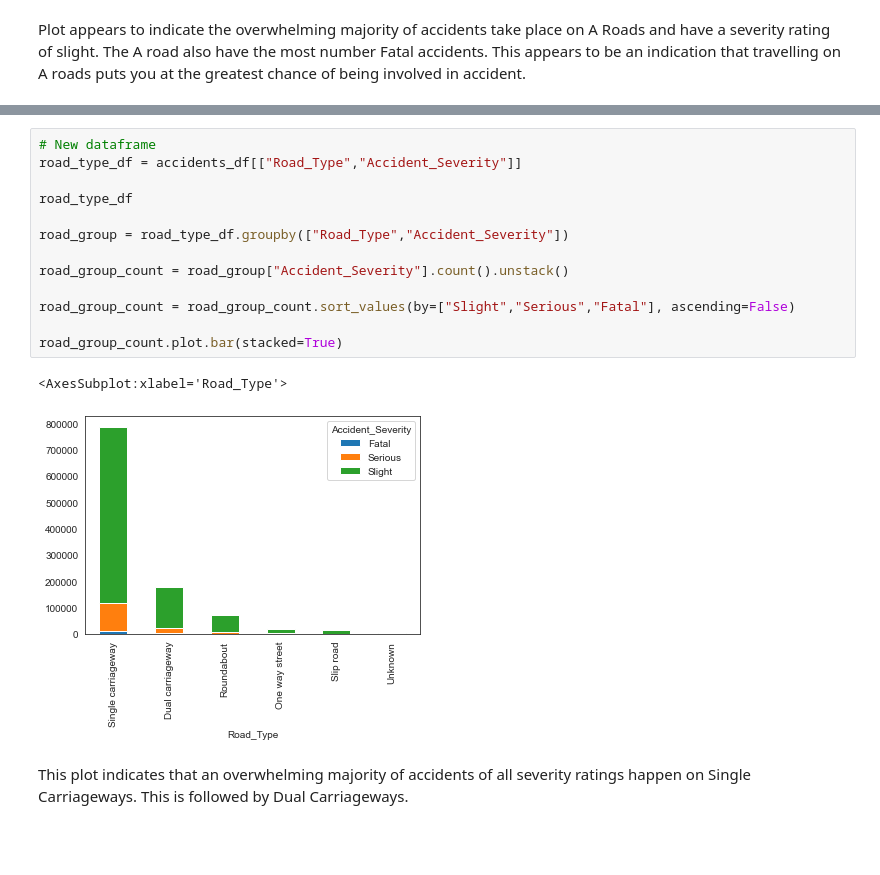
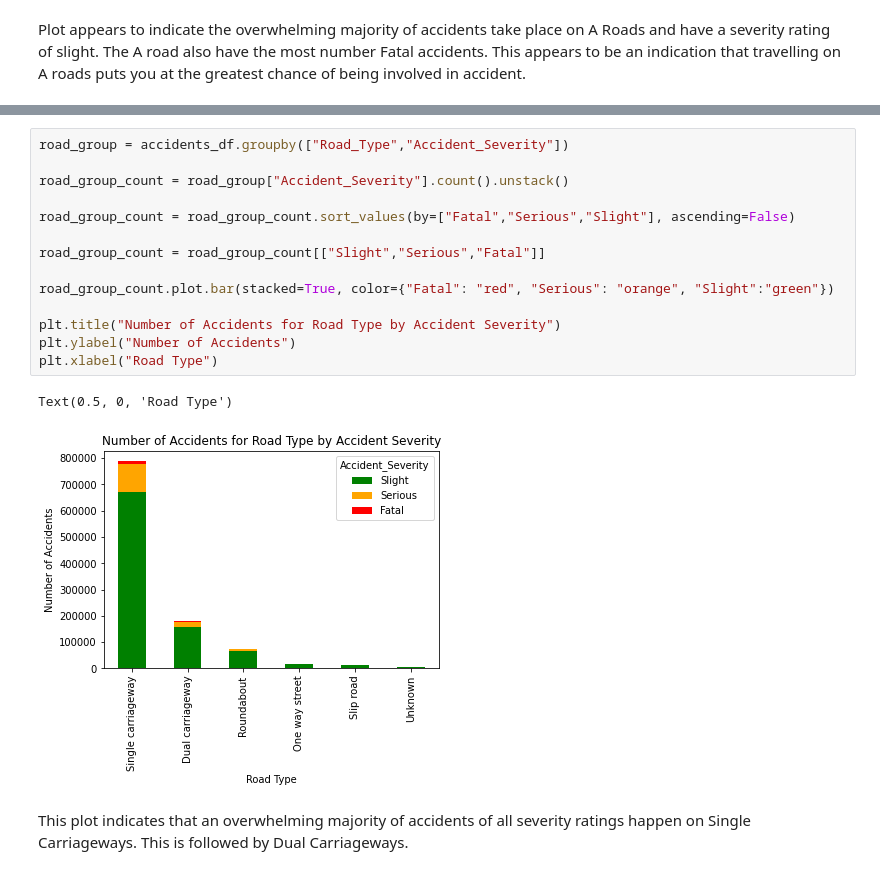
Before and after one commit to Garywtne/Team_Project_One, a Jupyter notebook: Data_Exploration.ipynb, the cells around one changed output, grey strips where cells are left out. Cells and saved outputs as stored; diff of their text form; blank space fills up the shorter version.

```diff
--- a/Data_Exploration.ipynb
+++ b/Data_Exploration.ipynb
@@ -103,18 +63,19 @@ plt.show()
 # %%
-# New dataframe
-road_type_df = accidents_df[["Road_Type","Accident_Severity"]]
-
-road_type_df
-
-road_group = road_type_df.groupby(["Road_Type","Accident_Severity"])
+road_group = accidents_df.groupby(["Road_Type","Accident_Severity"])
 
 road_group_count = road_group["Accident_Severity"].count().unstack()
 
-road_group_count = road_group_count.sort_values(by=["Slight","Serious","Fatal"], ascending=False)
+road_group_count = road_group_count.sort_values(by=["Fatal","Serious","Slight"], ascending=False)
 
-road_group_count.plot.bar(stacked=True)
+road_group_count = road_group_count[["Slight","Serious","Fatal"]]
+
+road_group_count.plot.bar(stacked=True, color={"Fatal": "red", "Serious": "orange", "Slight":"green"})
+
+plt.title("Number of Accidents for Road Type by Accident Severity")
+plt.ylabel("Number of Accidents")
+plt.xlabel("Road Type")
 # %% [output]
-<AxesSubplot:xlabel='Road_Type'>
+Text(0.5, 0, 'Road Type')
-[figure, old version]
+[figure, new version]
 # %% [markdown]
 This plot indicates that an overwhelming majority of accidents of all severity ratings happen on Single Carriageways. This is followed by Dual Carriageways.
```
Also changed, not shown: parts of 6 cells of this notebook, 2 other files.
